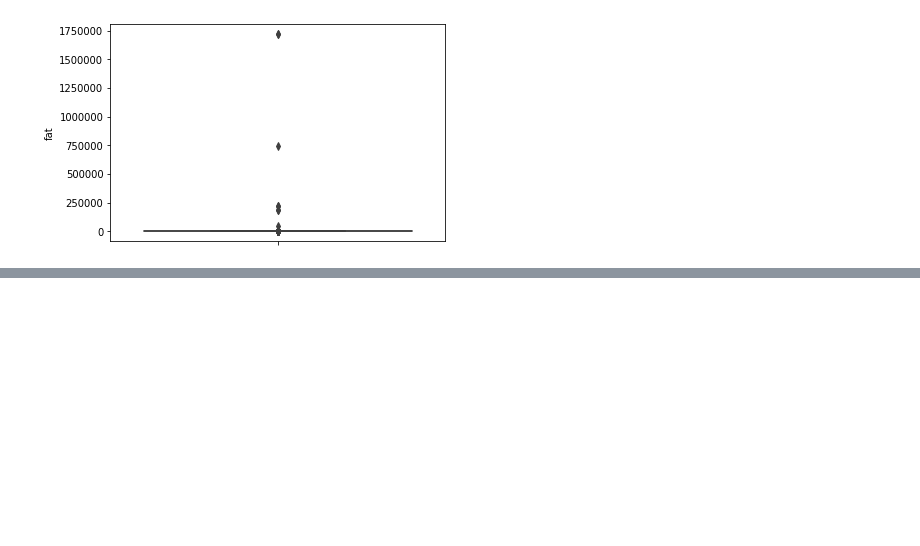
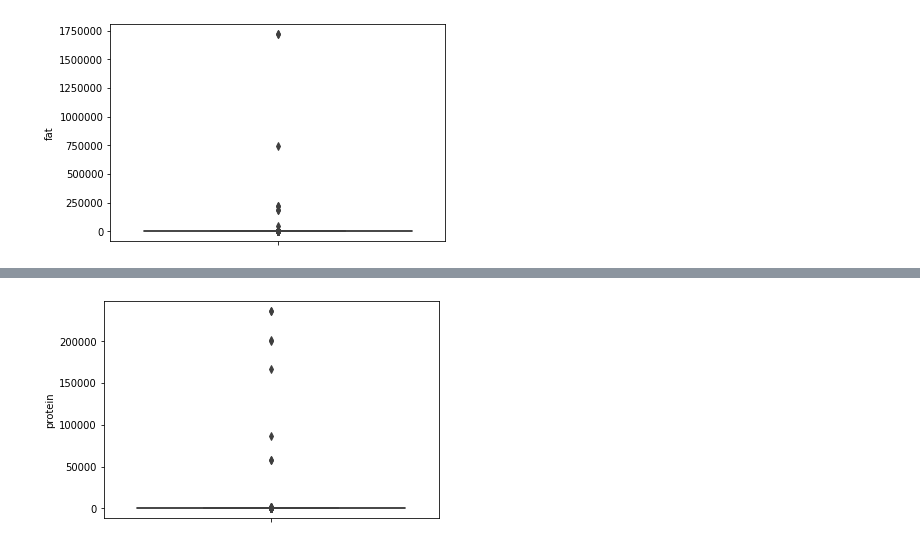
Before and after one commit to raphalencar/epicurious_data_analysis, a Jupyter notebook: Epicurious Data Analysis.ipynb, the cells around one changed output, grey strips where cells are left out. Cells and saved outputs as stored; diff of their text form; code cells hidden in the pictures; blank space fills up the shorter version.

```diff
--- a/Epicurious Data Analysis.ipynb
+++ b/Epicurious Data Analysis.ipynb
@@ -286,0 +380,6 @@ Name: fat, dtype: float64
+# %%
+# detectando outliers
+sns.boxplot(y=data['protein'])
+plt.show()
+# %% [output]
+[figure, added]
```
Also changed, not shown: parts of 44 cells of this notebook.
